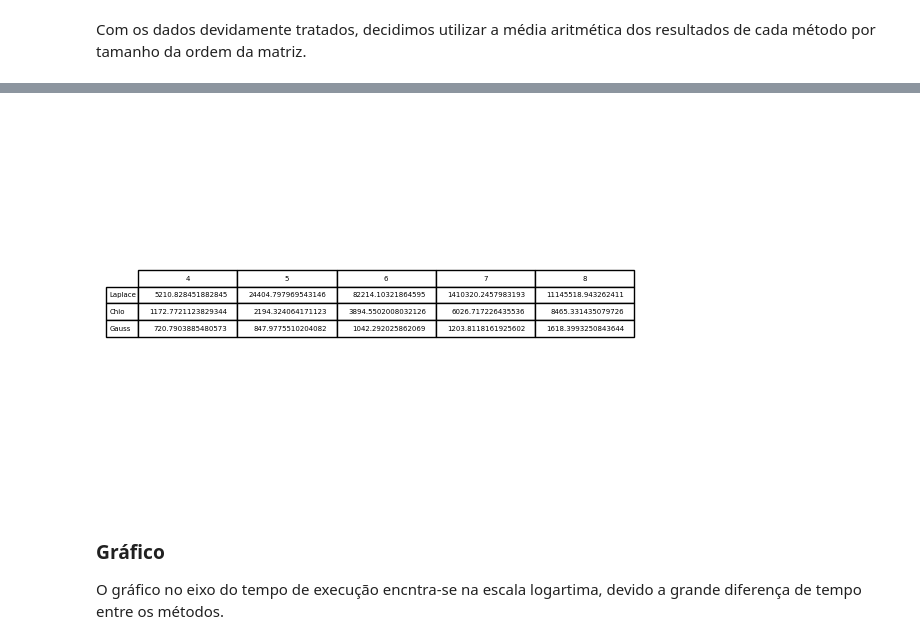
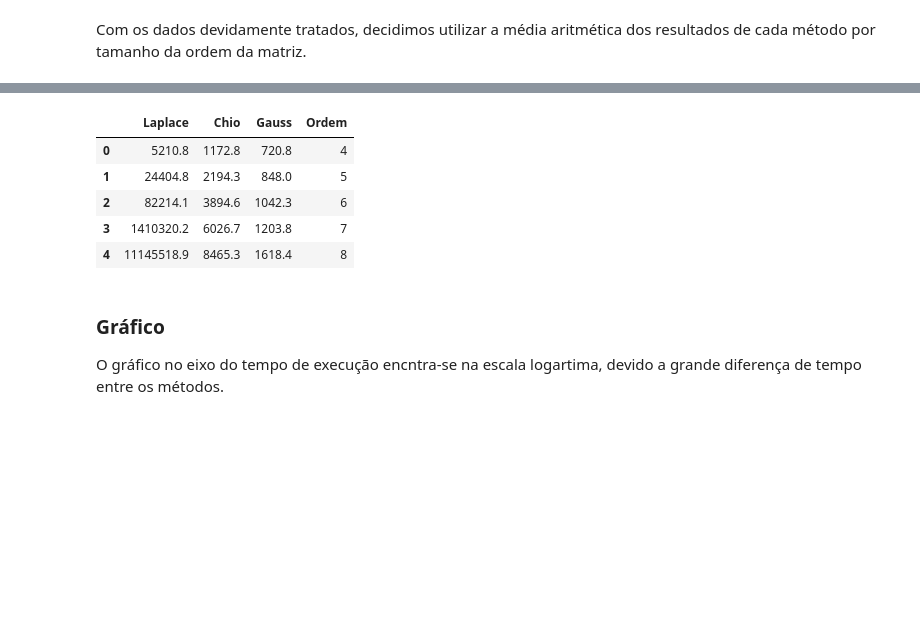
Before and after one commit to guilhermesetim/tempo-execucao-determinantes, a Jupyter notebook: analise-dados/analise-dados-determinantes.ipynb, the cells around one changed output, grey strips where cells are left out. Saved outputs shown, nothing was run; the diff lists cells and outputs as text; code cells hidden in the pictures; blank space fills up the shorter version.

```diff
--- a/analise-dados/analise-dados-determinantes.ipynb
+++ b/analise-dados/analise-dados-determinantes.ipynb
@@ -213,20 +154,12 @@ Os resultados apresentam um aumento exponencial conforme aumenta a ordem da matr
 # %%
-
-fig, ax = plt.subplots(1,1)
-data=[medLaplace,
-      medChio,
-      medGauss
-     ]
-
-
-ax.axis('tight')
-ax.axis('off')
-ax.table(cellText=data,colLabels=ordemMatriz,rowLabels=metodos,loc="center")
-
-
-plt.show()
+display(resultadosFinais)
 # %% [output]
-[figure, removed]
+|  | Laplace | Chio | Gauss | Ordem |
+| 0 | 5210.8 | 1172.8 | 720.8 | 4 |
+| 1 | 24404.8 | 2194.3 | 848.0 | 5 |
+| 2 | 82214.1 | 3894.6 | 1042.3 | 6 |
+| 3 | 1410320.2 | 6026.7 | 1203.8 | 7 |
+| 4 | 11145518.9 | 8465.3 | 1618.4 | 8 |
 # %% [markdown]
 ### Gráfico
 O gráfico no eixo do tempo de execução encntra-se na escala logartima, devido a grande diferença de tempo entre os métodos.
```
Also changed, not shown: parts of 12 cells of this notebook, 3 other files.
